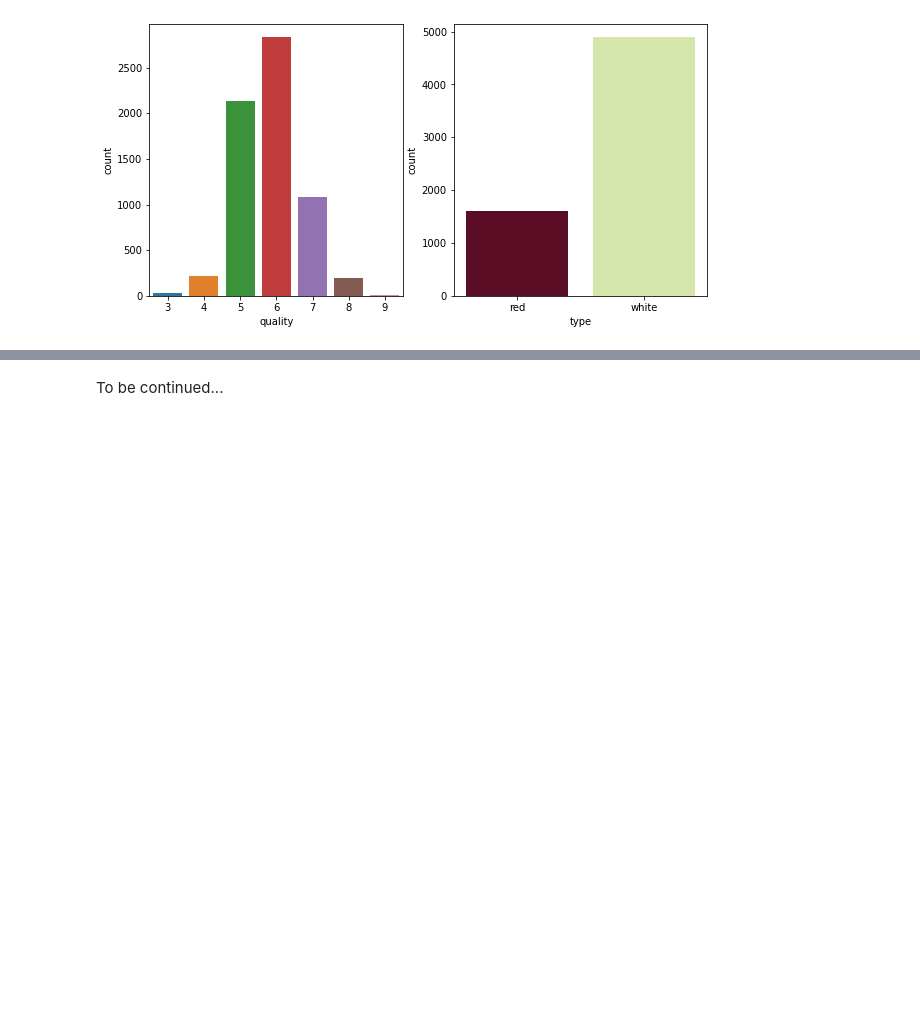
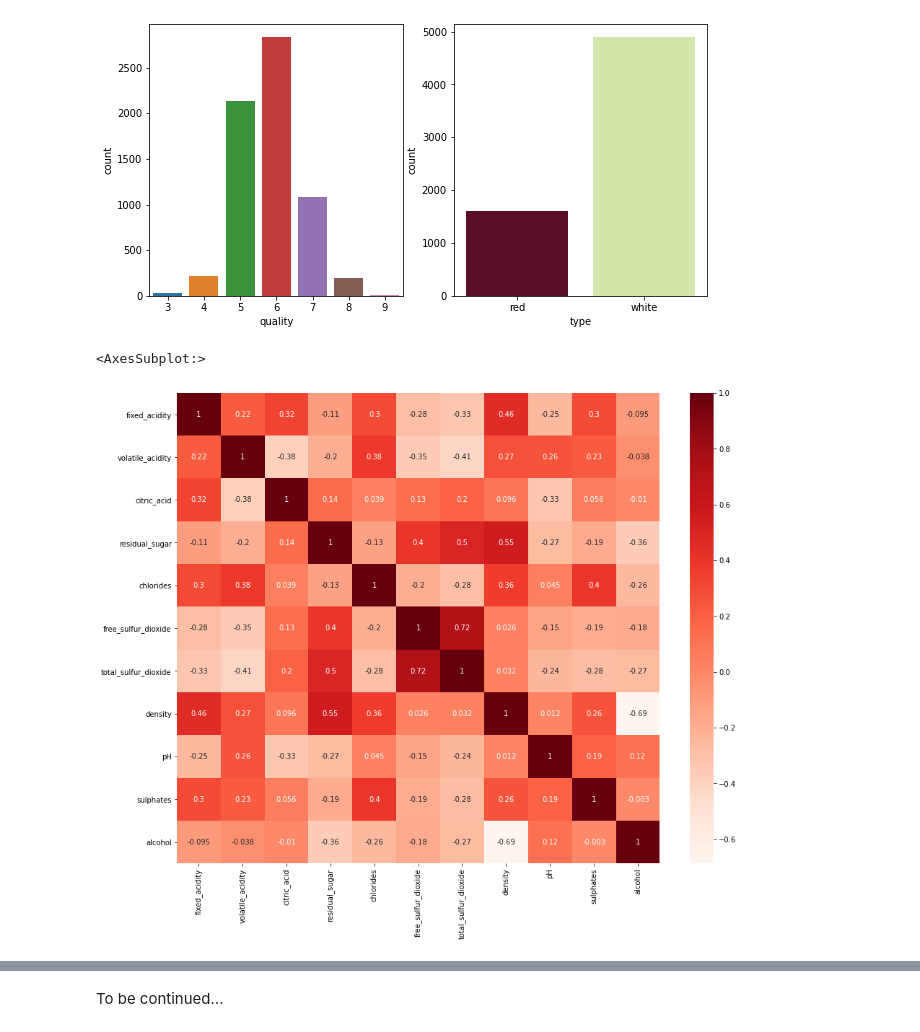
Before and after one commit to ghmigliorini/site, a Jupyter notebook: content/post/2021-12-21-wine-notebook/index.ipynb, the cells around one changed output, grey strips where cells are left out. Saved outputs shown, nothing was run; the diff lists cells and outputs as text; code cells hidden in the pictures; blank space fills up the shorter version.

Commit message:
wine post update

```diff
--- a/content/post/2021-12-21-wine-notebook/index.ipynb
+++ b/content/post/2021-12-21-wine-notebook/index.ipynb
@@ -23,11 +23,14 @@ import seaborn as sns
 import matplotlib.pyplot as plt
 # %%
 # get data and load as dataframe
-white_wine = "https://archive.ics.uci.edu/ml/machine-learning-databases/wine-quality/winequality-white.csv"
-red_wine = "https://archive.ics.uci.edu/ml/machine-learning-databases/wine-quality/winequality-red.csv"
+# white_wine = "https://archive.ics.uci.edu/ml/machine-learning-databases/wine-quality/winequality-white.csv"
+# red_wine = "https://archive.ics.uci.edu/ml/machine-learning-databases/wine-quality/winequality-red.csv"
 
-df_white = pd.read_csv(white_wine, sep=";")
-df_red = pd.read_csv(red_wine, sep=";")
+# df_white = pd.read_csv(white_wine, sep=";")
+# df_red = pd.read_csv(red_wine, sep=";")
+
+df_white = pd.read_csv("C:/Users/Gustavo/OneDrive/Data_Science/wine_quality/winequality-white.csv", sep=";")
+df_red = pd.read_csv("C:/Users/Gustavo/OneDrive/Data_Science/wine_quality/winequality-red.csv")
 # %%
 df_white.head()
 # %% [output]
@@ -130,3 +150,5 @@ The dataset have two columns with labels (quality and type) which will be used t
+# %%
+df_wine_full['quality'] = df_wine_full['quality'].astype(object)
 # %%
 # plot quality levels
 f, axes = plt.subplots(1, 2, figsize = (10, 5))
@@ -135,3 +157,11 @@ sns.countplot(data = df_wine_full, x = 'type', ax = axes[1], palette=['#67001f',
 # %% [output]
 <AxesSubplot:xlabel='type', ylabel='count'>
 [figure]
+# %%
+# check correlations between variables
+corr_wine = df_wine_full.corr()
+plt.figure(figsize=(15,12))
+sns.heatmap(corr_wine, annot=True, cmap=plt.cm.Reds)
+# %% [output]
+<AxesSubplot:>
+[figure, added]
```
Also changed, not shown: parts of 3 cells of this notebook.
